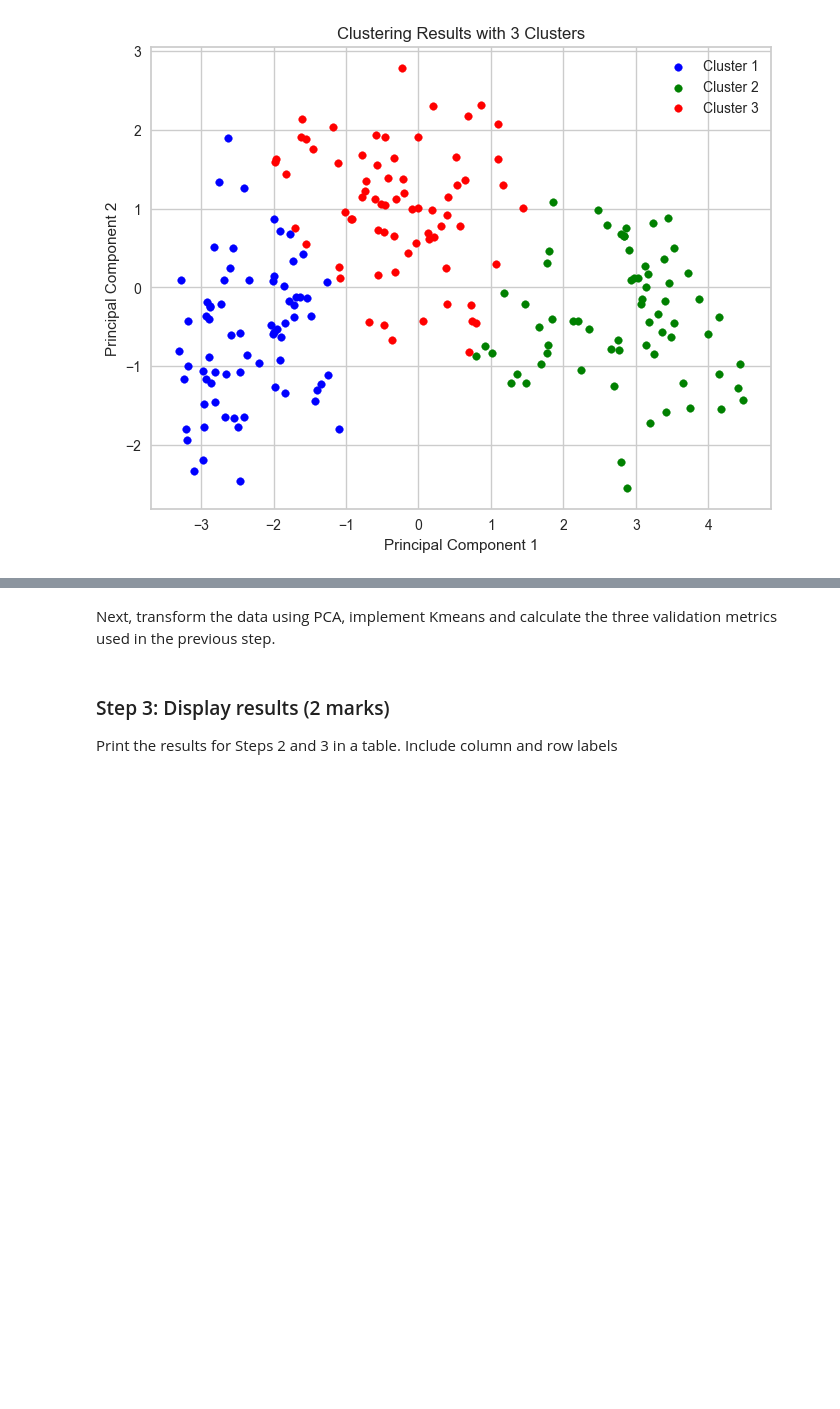
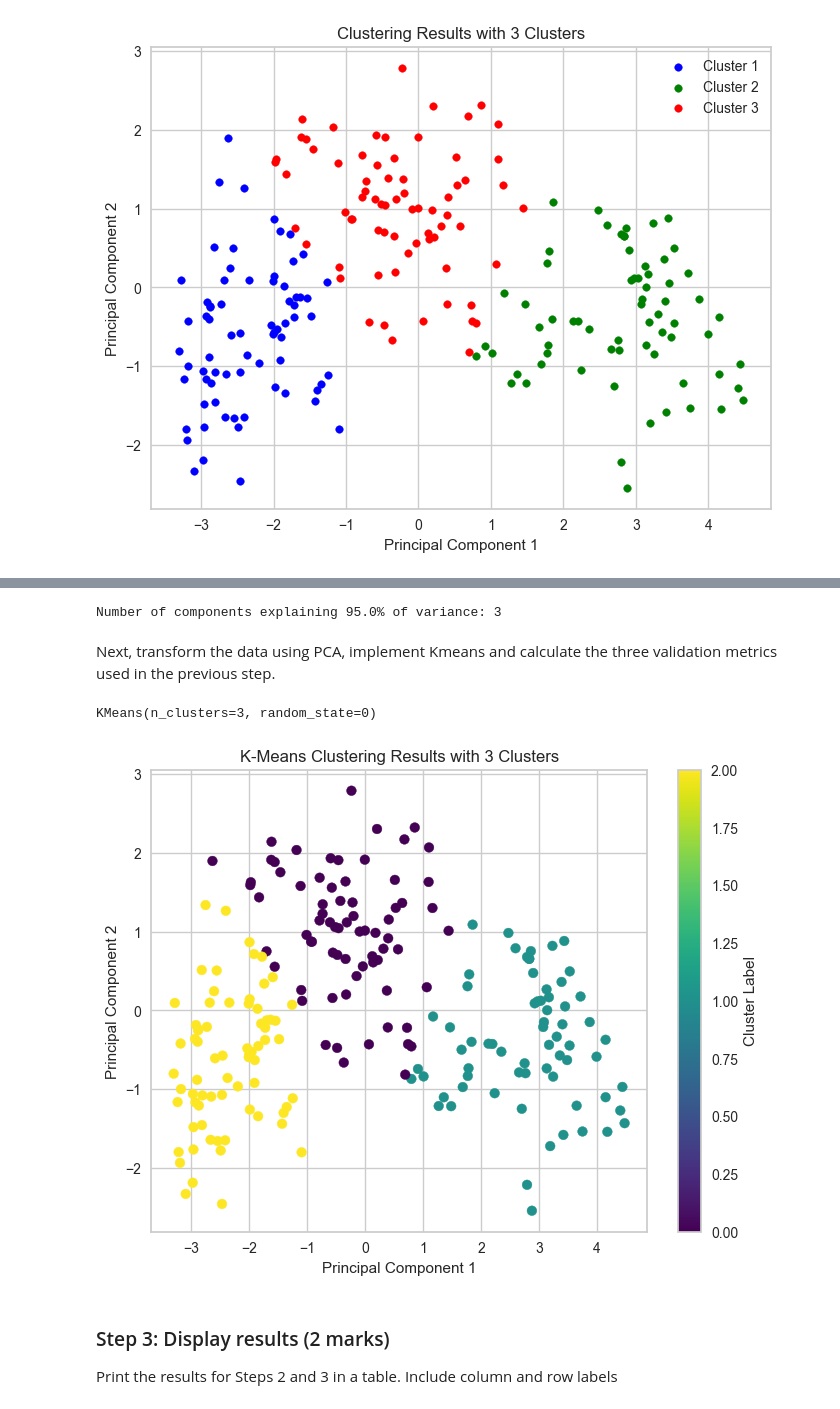
Before and after one commit to chvaldez10/Dog-Apps, a Jupyter notebook: ENSF 611/assignments/A5/Assignment 5.ipynb, the cells around one changed output, grey strips where cells are left out. Cells and saved outputs as stored; diff of their text form; code cells hidden in the pictures; blank space fills up the shorter version.

Commit message:
finished implementation

```diff
--- a/ENSF 611/assignments/A5/Assignment 5.ipynb
+++ b/ENSF 611/assignments/A5/Assignment 5.ipynb
@@ -230,2 +226,17 @@ Implement Kmeans clustering using PCA-transformed data. The first step is to use
+# %%
+# Find the number of principal components using explained variance ratio
+pca = PCA()
+pca.fit(scaled_X)
+
+# cumulative ratio
+cumulative_variance_ratio = np.cumsum(pca.explained_variance_ratio_)
+
+# determine the number of components needed to explain desired variance
+desired_variance = 0.95
+n_components = np.where(cumulative_variance_ratio >= desired_variance)[0][0]+1
+
+print(f"Number of components explaining {desired_variance*100}% of variance: {n_components}")
+# %% [output]
+Number of components explaining 95.0% of variance: 3
 # %% [markdown]
 Next, transform the data using PCA, implement Kmeans and calculate the three validation metrics used in the previous step.
@@ -234,2 +243,10 @@ Next, transform the data using PCA, implement Kmeans and calculate the three val
+# %%
+# transform data
+pca = PCA(n_components=n_components)
+pca_transformed = pca.fit_transform(scaled_X)
 # %%
-# TODO: Implement K-means with the transformed data
+# Implement K-means with the transformed data
+kmeans = KMeans(n_clusters=n_clusters, random_state=0)
+kmeans.fit(pca_transformed)
+# %% [output]
+KMeans(n_clusters=3, random_state=0)
@@ -237,0 +253,16 @@ Next, transform the data using PCA, implement Kmeans and calculate the three val
+# %%
+cluster_centers = kmeans.cluster_centers_
+cluster_labels = kmeans.labels_
+
+# plot results to check the results above
+import matplotlib.pyplot as plt
+
+plt.figure(figsize=(8, 6))
+plt.scatter(pca_transformed[:, 0], pca_transformed[:, 1], c=cluster_labels, cmap="viridis", marker="o")
+plt.title(f"K-Means Clustering Results with {n_clusters} Clusters")
+plt.xlabel("Principal Component 1")
+plt.ylabel("Principal Component 2")
+plt.colorbar(label="Cluster Label")
+plt.show()
+# %% [output]
+[figure, added]
```
Also changed, not shown: parts of 7 cells of this notebook.
